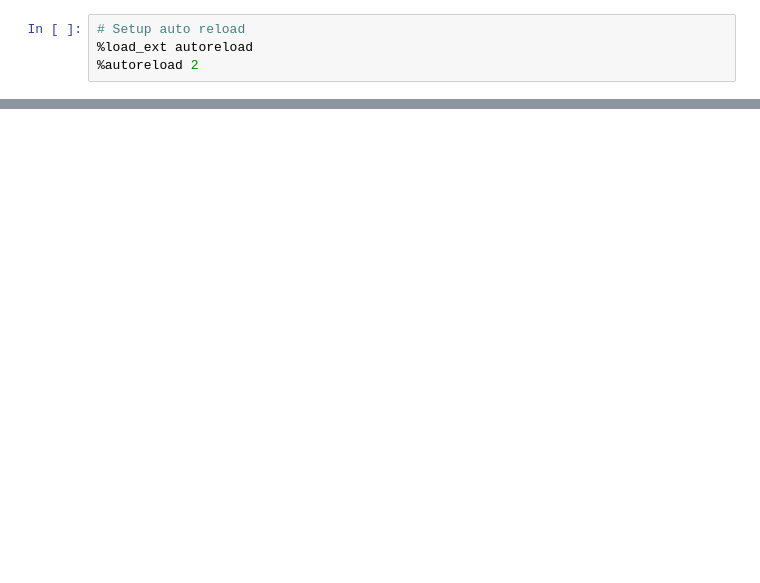
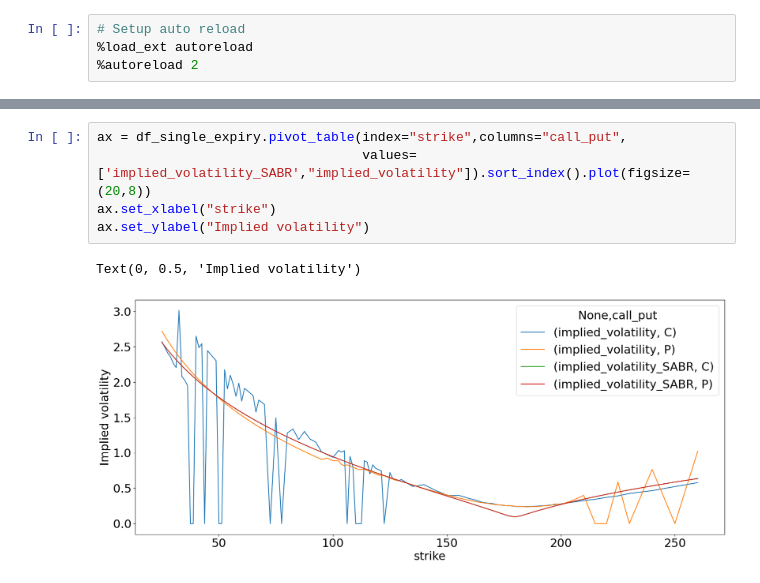
Before and after one commit to BaptisteZloch/Dauphine-Lecture-Volatility, a Jupyter notebook: notebooks/Lecture_2.ipynb, the cells around one changed output, grey strips where cells are left out. Cells and saved outputs as stored; diff of their text form; blank space fills up the shorter version.

```diff
--- a/notebooks/Lecture_2.ipynb
+++ b/notebooks/Lecture_2.ipynb
@@ -52,0 +209,8 @@ df_options.head()
+# %%
+ax = df_single_expiry.pivot_table(index="strike",columns="call_put",
+                                  values=['implied_volatility_SABR',"implied_volatility"]).sort_index().plot(figsize=(20,8))
+ax.set_xlabel("strike")
+ax.set_ylabel("Implied volatility")
+# %% [output]
+Text(0, 0.5, 'Implied volatility')
+[figure, added]
```
Also changed, not shown: parts of 14 cells of this notebook.
